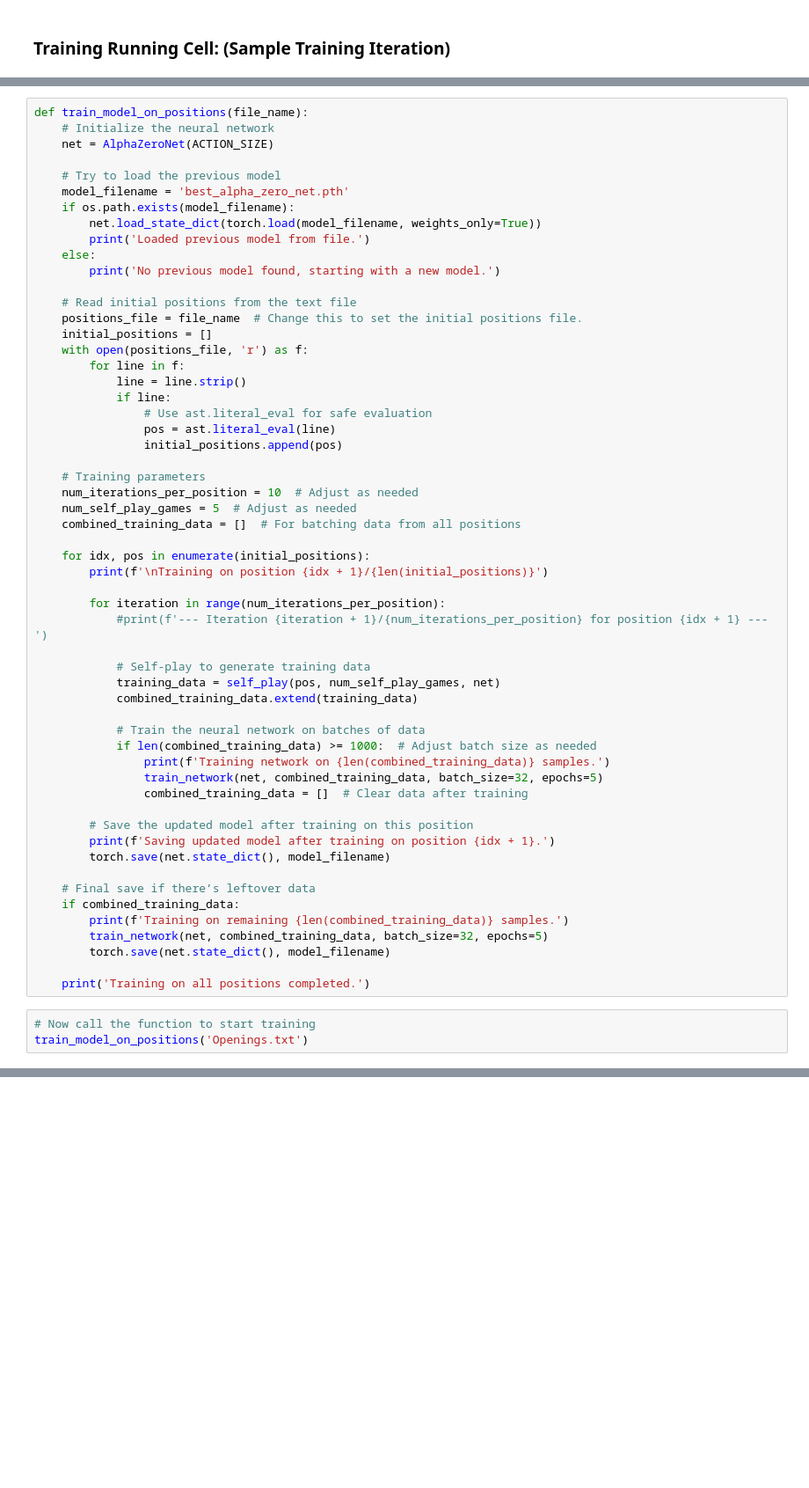
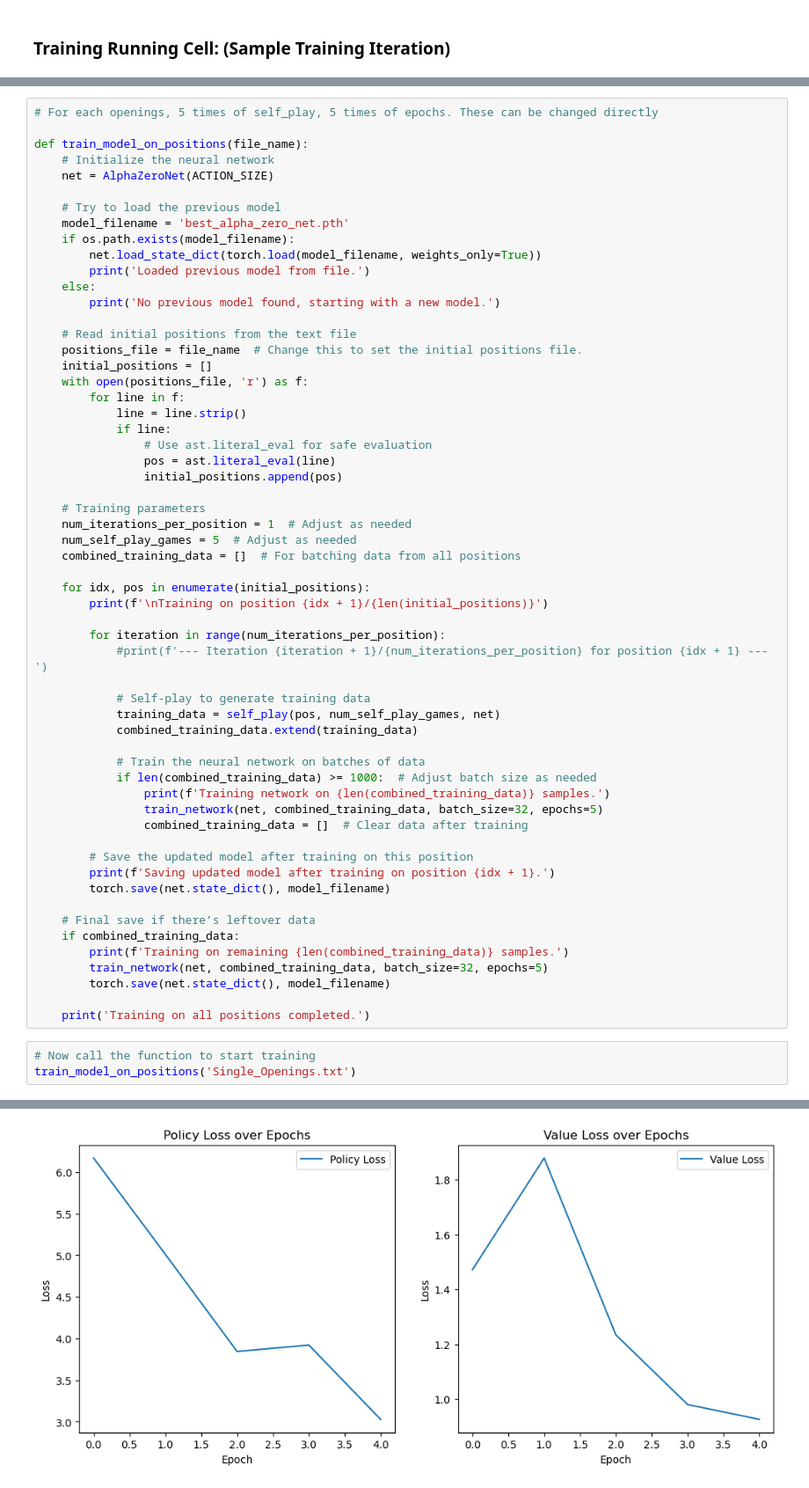
Before and after one commit to Hunpop/APMA-seminar-11-20-2024, a Jupyter notebook: main/DRL/DeepReinforcementLearning_for_4X4_Mini_Chess_Variants.ipynb, the cells around one changed output, grey strips where cells are left out. Shown at 88% size. Cells and saved outputs as stored; diff of their text form; blank space fills up the shorter version.

```diff
--- a/main/DRL/DeepReinforcementLearning_for_4X4_Mini_Chess_Variants.ipynb
+++ b/main/DRL/DeepReinforcementLearning_for_4X4_Mini_Chess_Variants.ipynb
@@ -1045,6 +1047,8 @@ def sample_training(training_position):
 
     print('Training completed.')
 # %%
+# For each openings, 5 times of self_play, 5 times of epochs. These can be changed directly
+
 def train_model_on_positions(file_name):
     # Initialize the neural network
     net = AlphaZeroNet(ACTION_SIZE)
@@ -1069,7 +1073,7 @@ def train_model_on_positions(file_name):
                 initial_positions.append(pos)
 
     # Training parameters
-    num_iterations_per_position = 10  # Adjust as needed
+    num_iterations_per_position = 1  # Adjust as needed
     num_self_play_games = 5  # Adjust as needed
     combined_training_data = []  # For batching data from all positions
 
@@ -1102,5 +1106,5 @@ def train_model_on_positions(file_name):
     print('Training on all positions completed.')
 # %%
 # Now call the function to start training
-train_model_on_positions('Openings.txt')
+train_model_on_positions('Single_Openings.txt')
 # %% [output]
@@ -1123,0 +1121 @@ Training on position 2/9840
+[figure, added]
```
Also changed, not shown: parts of 3 cells of this notebook, 2 other files.
